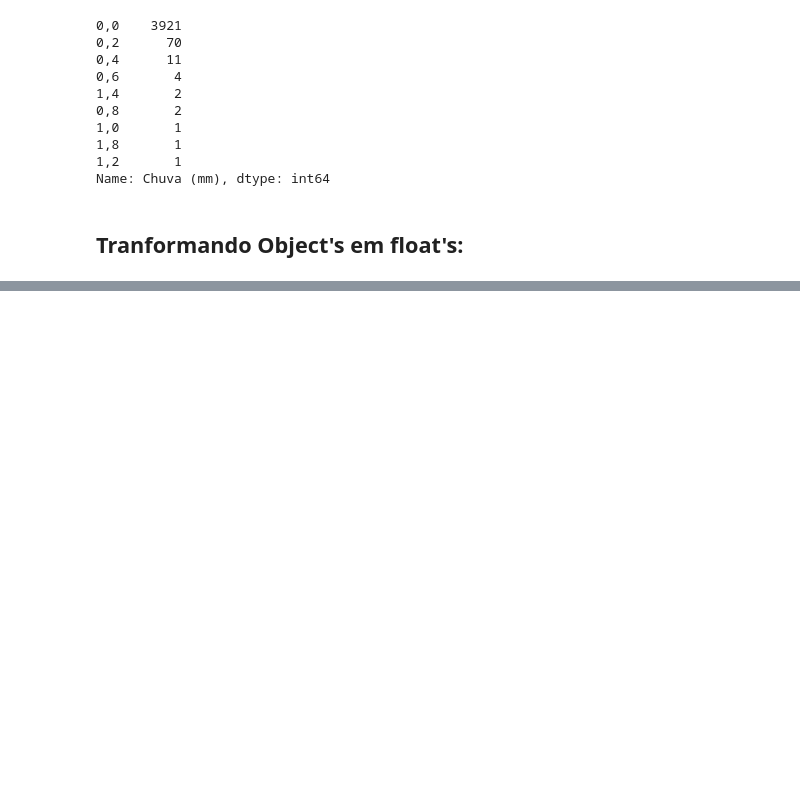
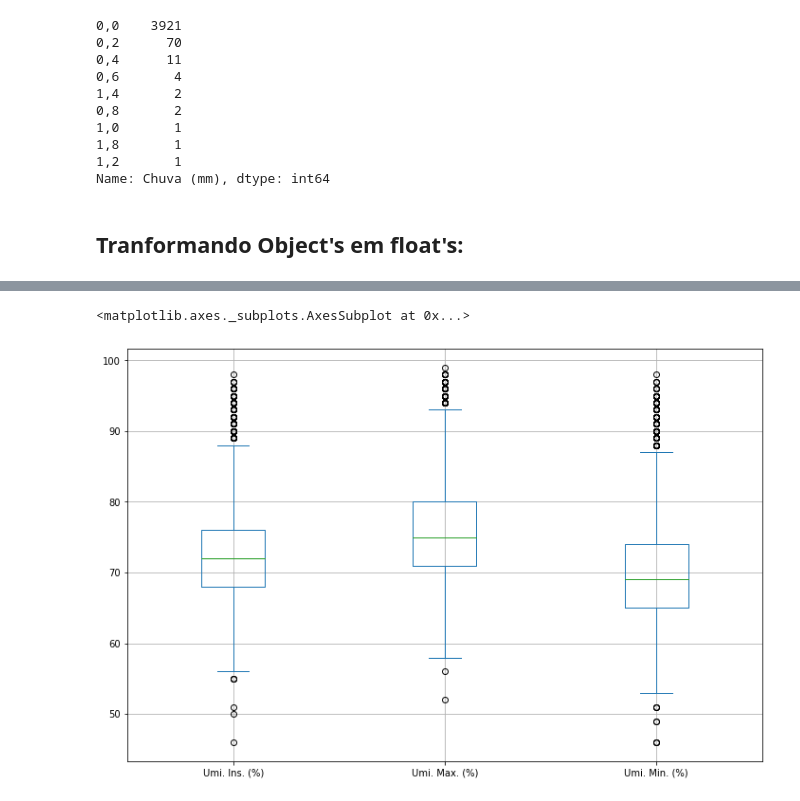
Before and after one commit to Gus-1003/Meteorologia_Estudos_Dados, a Jupyter notebook: Análise_Dados_Historicos_Anuais_INMET/Analise_INMET_Natal_RN_2021.ipynb, the cells around one changed output, grey strips where cells are left out. Drawn from its saved outputs; the diff is of its cells as text; code cells hidden in the pictures; blank space fills up the shorter version.

```diff
--- a/Análise_Dados_Historicos_Anuais_INMET/Analise_INMET_Natal_RN_2021.ipynb
+++ b/Análise_Dados_Historicos_Anuais_INMET/Analise_INMET_Natal_RN_2021.ipynb
@@ -278,0 +390,6 @@ plt.show()
+# %%
+colunas = ['Umi. Ins. (%)', 'Umi. Max. (%)', 'Umi. Min. (%)']
+result[colunas].plot.box(grid = True, figsize=(12,8))
+# %% [output]
+<matplotlib.axes._subplots.AxesSubplot at 0x...>
+[figure, added]
```
Also changed, not shown: parts of 41 cells of this notebook.
